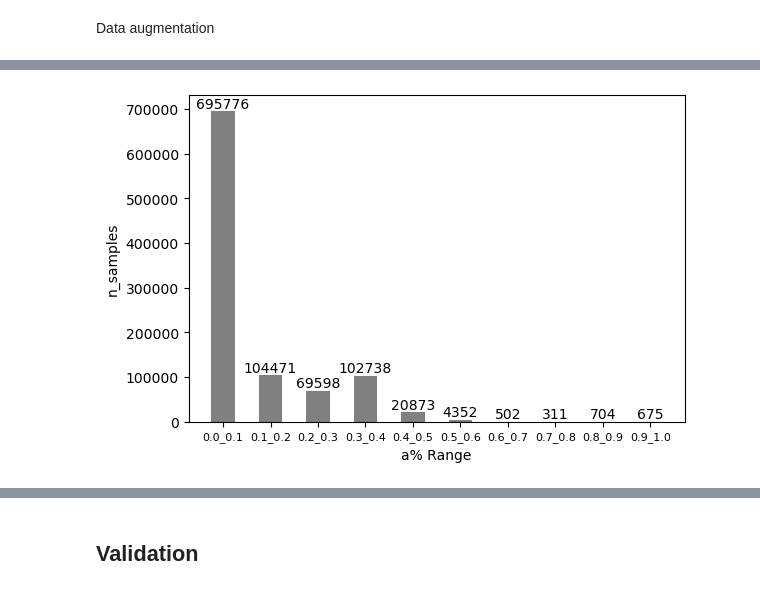
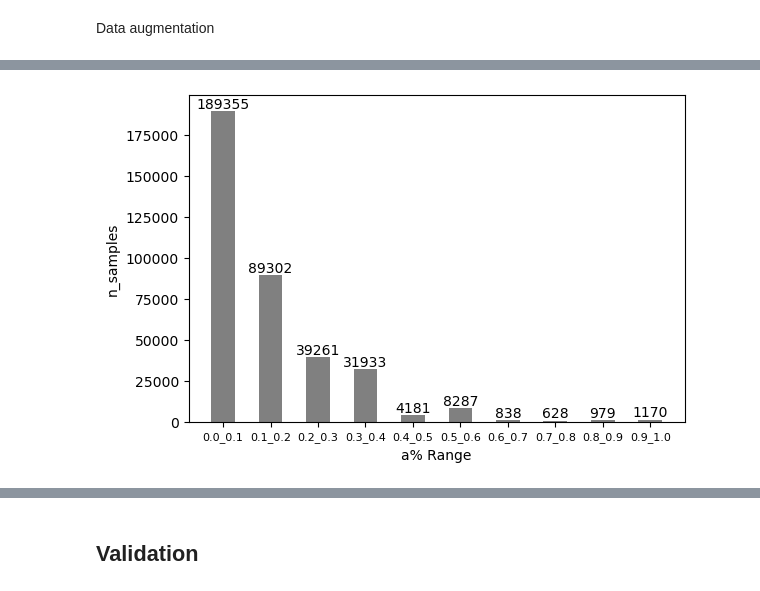
Before and after one commit to frapugna/GNNTE, a Jupyter notebook: _data_rebalancing_operations.ipynb, the cells around one changed output, grey strips where cells are left out. Drawn from its saved outputs; the diff is of its cells as text; code cells hidden in the pictures.

```diff
--- a/_data_rebalancing_operations.ipynb
+++ b/_data_rebalancing_operations.ipynb
@@ -338,6 +639,5 @@ Data augmentation
 # %%
-df_for_augmentation = pd.read_csv('/home/francesco.pugnaloni/GNNTE/Datasets/1_Gittables/labelled/old_data/test_stats_cleaned.csv')
-df_for_augmentation['a%'] = df_for_augmentation['a%'].fillna(0)
-plot_data_distribution(df_for_augmentation)
+test_data_for_augmentation = pd.read_csv('/home/francesco.pugnaloni/GNNTE/Datasets/1_Gittables/armadillo_corrections/test_stats_data_augmentation_seeds.csv')
+plot_data_distribution(test_data_for_augmentation)
 # %% [output]
-[figure, old version]
+[figure, new version]
```
Also changed, not shown: parts of 163 cells of this notebook, 12 other files.
